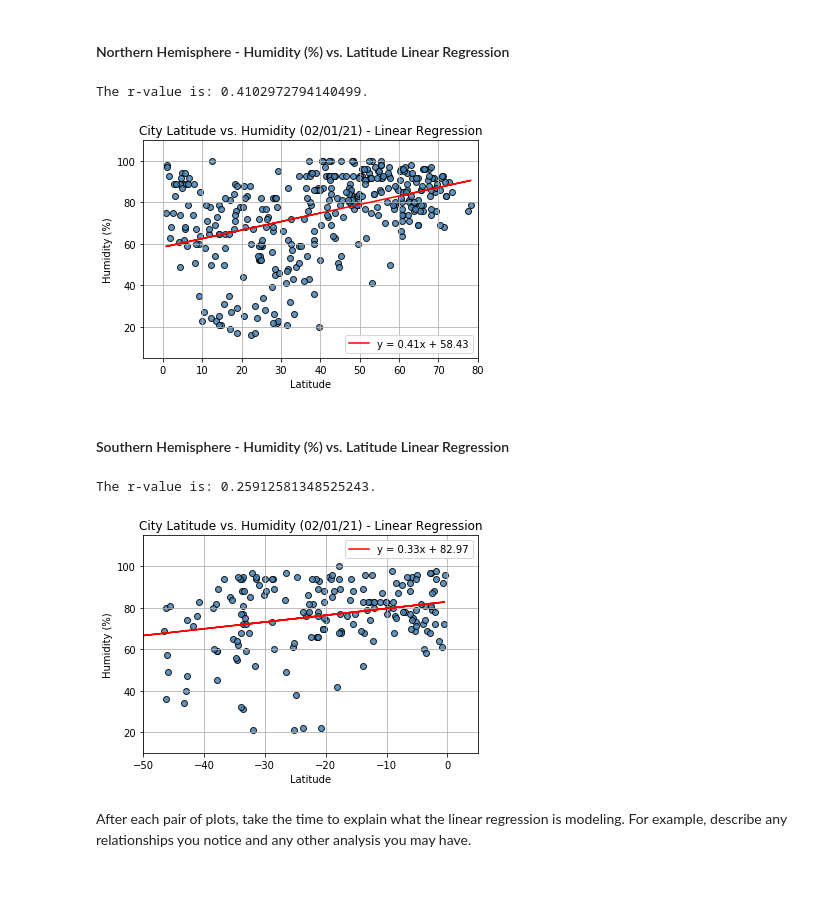
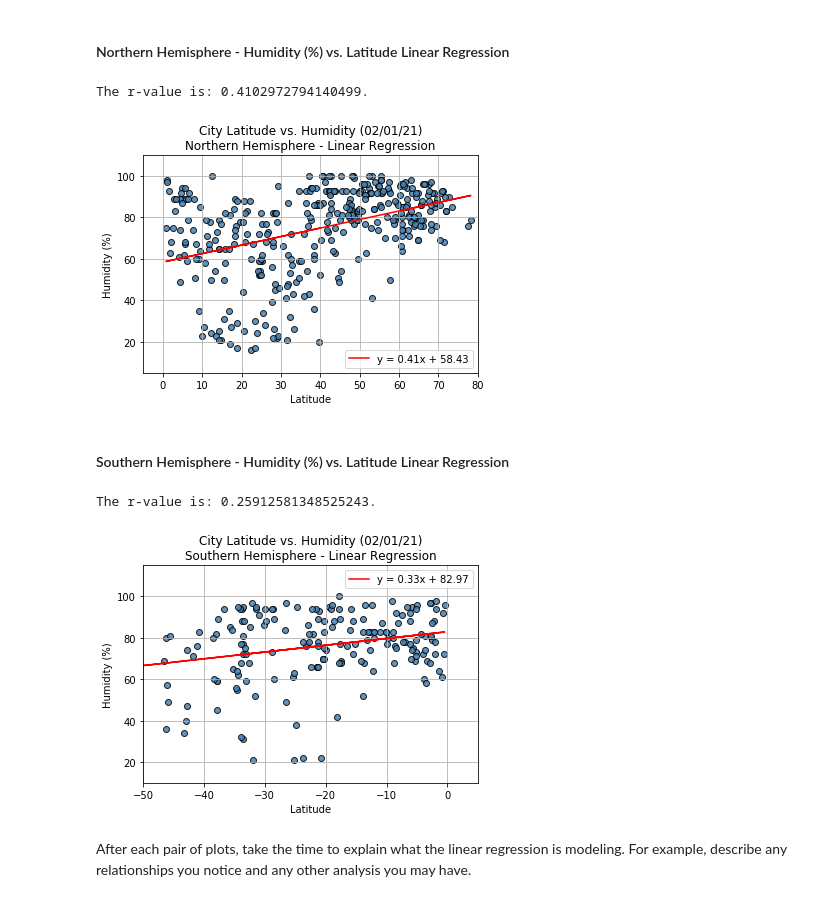
Before and after one commit to vandrade88/python-api-challenge, a Jupyter notebook: WeatherPy/WeatherPy.ipynb, the cells around one changed output. Drawn from its saved outputs; the diff is of its cells as text; code cells hidden in the pictures.

```diff
--- a/WeatherPy/WeatherPy.ipynb
+++ b/WeatherPy/WeatherPy.ipynb
@@ -385,26 +385,26 @@ After each pair of plots, take the time to explain what the linear regression is
 # %%
 x_values = northern_hemisphere['Lat']
 y_values = northern_hemisphere['Humidity']
 
 (slope, intercept, rvalue, pvalue, stderr) = linregress(x_values, y_values)
 regress_values = x_values * slope + intercept
 line_eq = "y = " + str(round(slope,2)) + "x + " + str(round(intercept,2))
 
 print(f"The r-value is: {rvalue}.")
 
 plt.scatter(x_values, y_values, marker="o", facecolors="steelblue", edgecolors="black", alpha = 0.85)
 plt.plot(x_values,regress_values,"r-", label = line_eq)
-plt.title('City Latitude vs. Humidity (02/01/21) - Linear Regression')
+plt.title('City Latitude vs. Humidity (02/01/21)\nNorthern Hemisphere - Linear Regression')
 plt.xlabel('Latitude')
 plt.ylabel('Humidity (%)')
 plt.grid(b=True, which='major', axis='both')
 plt.ylim(5,110)
 plt.xlim(-5,80)
 plt.legend(loc="best")
 plt.show()
 # %% [output]
 The r-value is: 0.4102972794140499.
-[figure, old version]
+[figure, new version]
 # %% [markdown]
 ####  Southern Hemisphere - Humidity (%) vs. Latitude Linear Regression
 # %%
@@ -419,7 +419,7 @@ print(f"The r-value is: {rvalue}.")
 
 plt.scatter(x_values, y_values, marker="o", facecolors="steelblue", edgecolors="black", alpha = 0.85)
 plt.plot(x_values,regress_values,"r-", label = line_eq)
-plt.title('City Latitude vs. Humidity (02/01/21) - Linear Regression')
+plt.title('City Latitude vs. Humidity (02/01/21)\nSouthern Hemisphere - Linear Regression')
 plt.xlabel('Latitude')
 plt.ylabel('Humidity (%)')
 plt.grid(b=True, which='major', axis='both')
@@ -429,7 +429,7 @@ plt.legend(loc="best")
 plt.show()
 # %% [output]
 The r-value is: 0.25912581348525243.
-[figure, old version]
+[figure, new version]
 # %% [markdown]
 After each pair of plots, take the time to explain what the linear regression is modeling. For example, describe any relationships you notice and any other analysis you may have.
 # %% [markdown]
```
Also changed, not shown: parts of 6 cells of this notebook.
